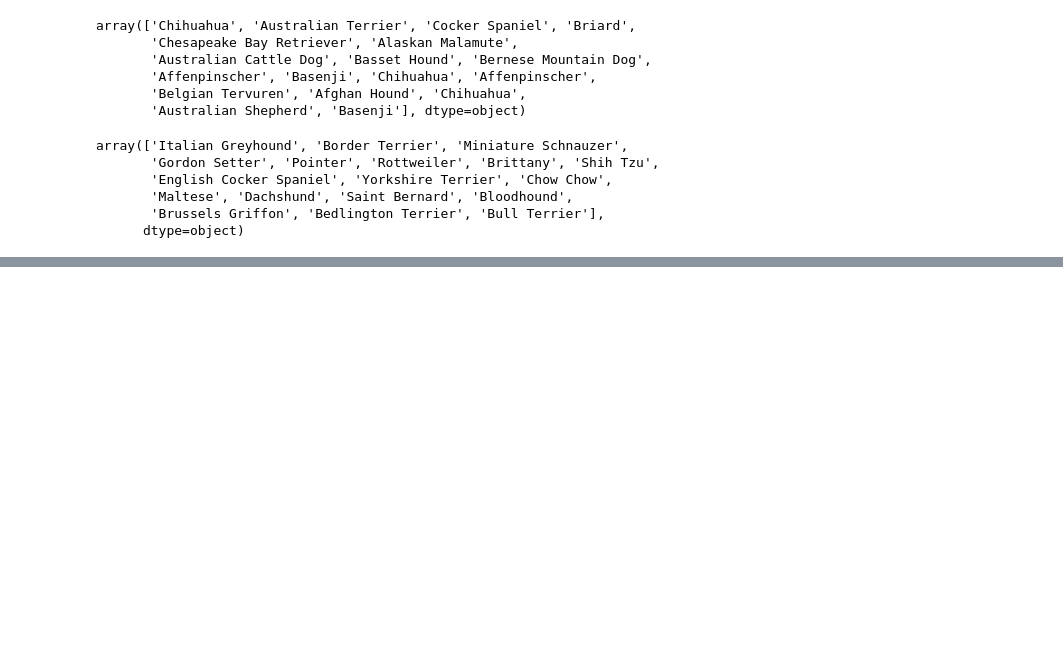
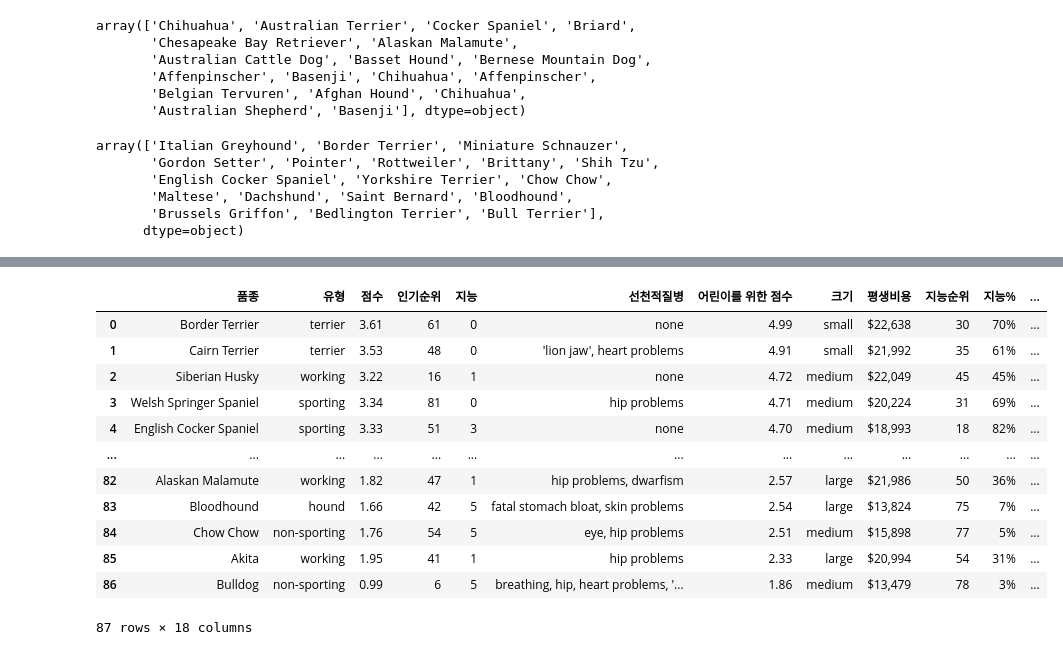
Before and after one commit to junnnnghee/dog-breed-app, a Jupyter notebook: test.ipynb, the cells around one changed output, grey strips where cells are left out. Drawn from its saved outputs; the diff is of its cells as text; code cells hidden in the pictures; blank space fills up the shorter version.

```diff
--- a/test.ipynb
+++ b/test.ipynb
@@ -257,0 +274,22 @@ array(['Italian Greyhound', 'Border Terrier', 'Miniature Schnauzer',
+# %%
+label_encoders = {}
+for col in ['지능'] :
+    le = LabelEncoder()
+    df[col] = le.fit_transform(df[col])
+    label_encoders[col] = le
+# %%
+df
+# %% [output]
+|  | 품종 | 유형 | 점수 | 인기순위 | 지능 | 선천적질병 | 어린이를 위한 점수 | 크기 | 평생비용 | 지능순위 | 지능% | ... |
+| 0 | Border Terrier | terrier | 3.61 | 61 | 0 | none | 4.99 | small | $22,638 | 30 | 70% | ... |
+| 1 | Cairn Terrier | terrier | 3.53 | 48 | 0 | 'lion jaw', heart problems | 4.91 | small | $21,992 | 35 | 61% | ... |
+| 2 | Siberian Husky | working | 3.22 | 16 | 1 | none | 4.72 | medium | $22,049 | 45 | 45% | ... |
+| 3 | Welsh Springer Spaniel | sporting | 3.34 | 81 | 0 | hip problems | 4.71 | medium | $20,224 | 31 | 69% | ... |
+| 4 | English Cocker Spaniel | sporting | 3.33 | 51 | 3 | none | 4.70 | medium | $18,993 | 18 | 82% | ... |
+| ... | ... | ... | ... | ... | ... | ... | ... | ... | ... | ... | ... | ... |
+| 82 | Alaskan Malamute | working | 1.82 | 47 | 1 | hip problems, dwarfism | 2.57 | large | $21,986 | 50 | 36% | ... |
+| 83 | Bloodhound | hound | 1.66 | 42 | 5 | fatal stomach bloat, skin problems | 2.54 | large | $13,824 | 75 | 7% | ... |
+| 84 | Chow Chow | non-sporting | 1.76 | 54 | 5 | eye, hip problems | 2.51 | medium | $15,898 | 77 | 5% | ... |
+| 85 | Akita | working | 1.95 | 41 | 1 | hip problems | 2.33 | large | $20,994 | 54 | 31% | ... |
+| 86 | Bulldog | non-sporting | 0.99 | 6 | 5 | breathing, hip, heart problems, '... | 1.86 | medium | $13,479 | 78 | 3% | ... |
+87 rows × 18 columns
```
Also changed, not shown: parts of 1 cell of this notebook, 2 other files.
